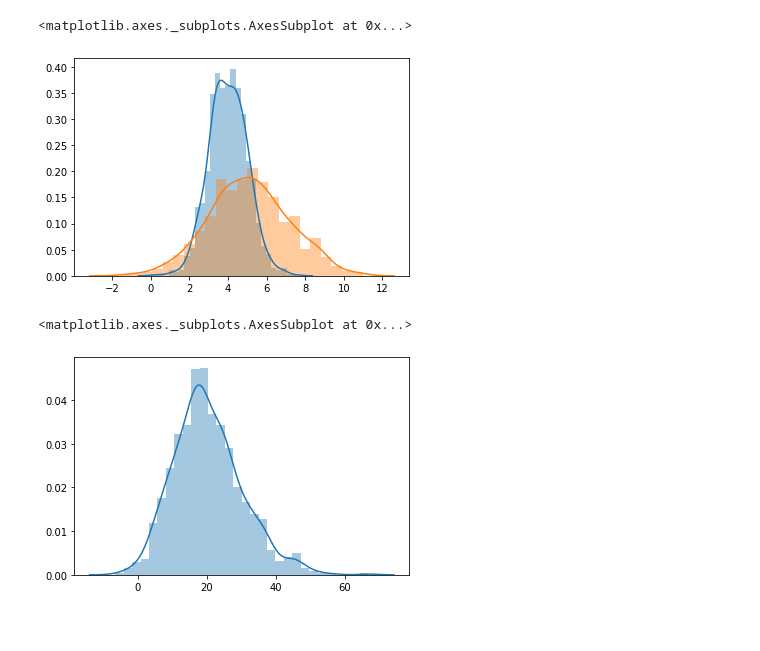
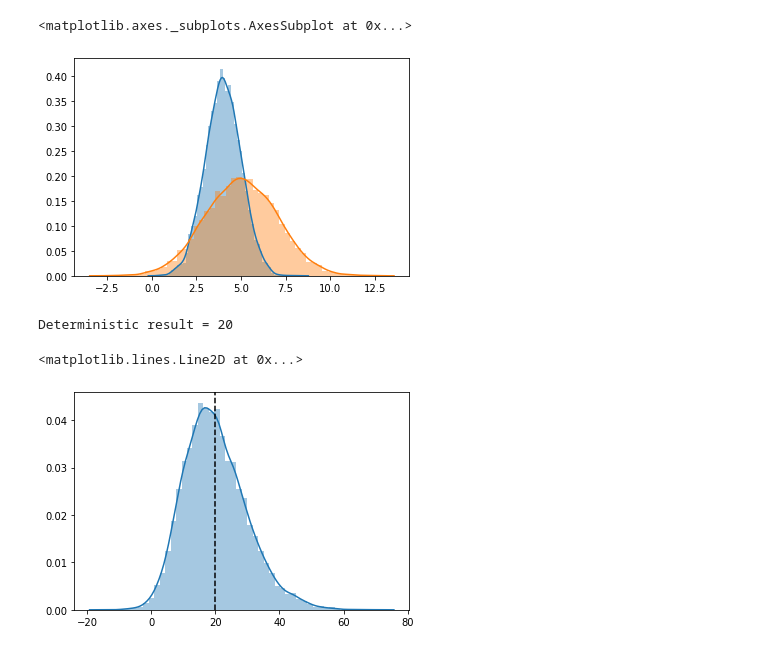
Before and after one commit to BlaneG/examples-and-tutorials, a Jupyter notebook: monte_carlo_with_bootstrap_sampling.ipynb, the cells around one changed output. Drawn from its saved outputs; the diff is of its cells as text; code cells hidden in the pictures.

```diff
--- a/monte_carlo_with_bootstrap_sampling.ipynb
+++ b/monte_carlo_with_bootstrap_sampling.ipynb
@@ -18,15 +31,22 @@ y = N~(4,1) * N(5,2)
 # %%
-samples = 1000
-x1 = np.random.normal(4,1, samples)
-x2 = np.random.normal(5,2,samples)
+n_samples = 10000
+x1_mean = 4
+x1_SD = 1
+x2_mean = 5
+x2_SD = 2
+x1 = np.random.normal(x1_mean, x1_SD, n_samples)
+x2 = np.random.normal(x2_mean, x2_SD, n_samples)
 sns.distplot(x1)
 sns.distplot(x2)
 # %% [output]
 <matplotlib.axes._subplots.AxesSubplot at 0x...>
-[figure, old version]
+[figure, new version]
 # %%
 y = x1 * x2
 sns.distplot(y)
+print(f"Deterministic result = {x1_mean * x2_mean}")
+plt.axvline(x1_mean * x2_mean, color='black', linestyle='--')
 # %% [output]
-<matplotlib.axes._subplots.AxesSubplot at 0x...>
+Deterministic result = 20
+<matplotlib.lines.Line2D at 0x...>
-[figure, old version]
+[figure, new version]
```
Also changed, not shown: parts of 27 cells of this notebook.
